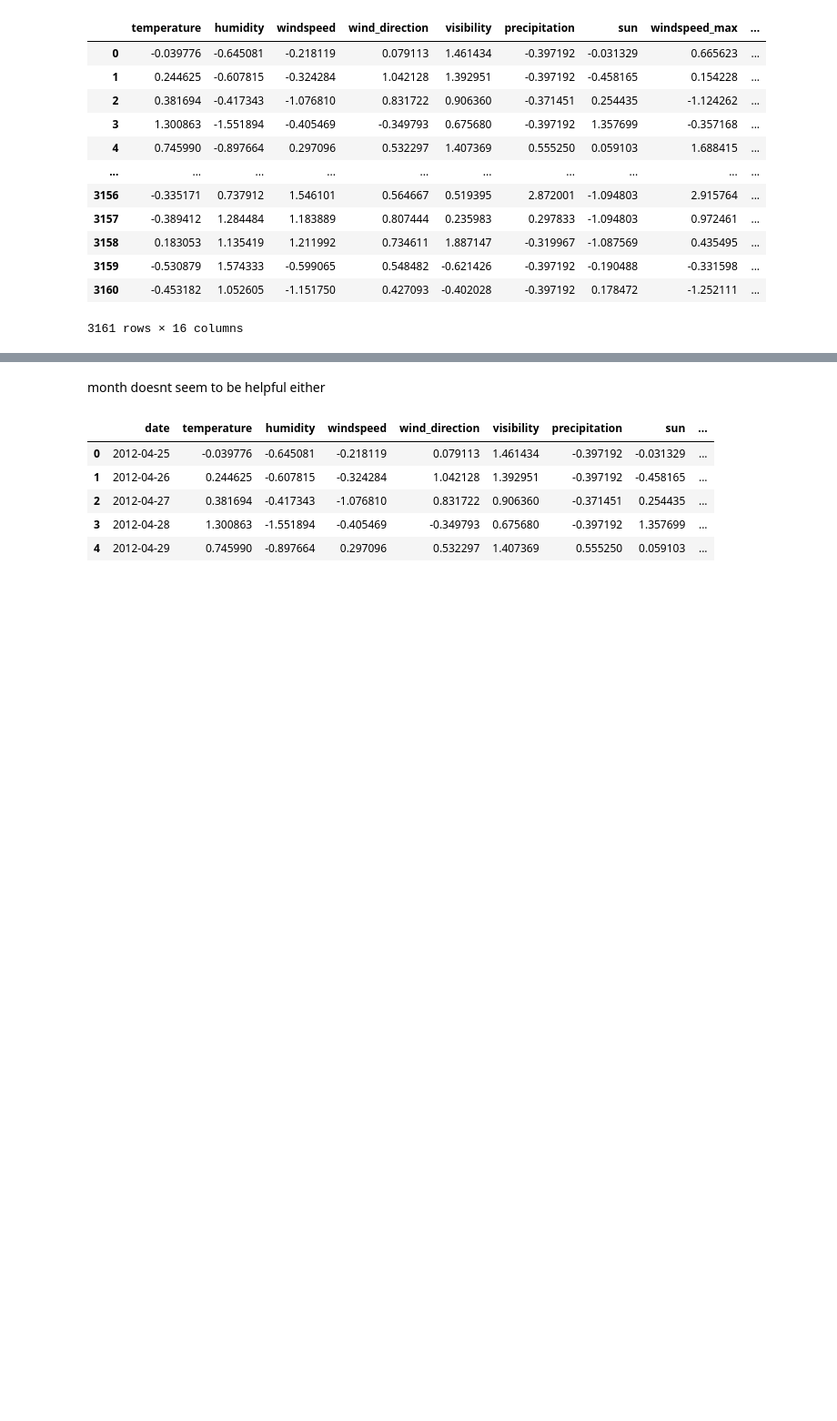
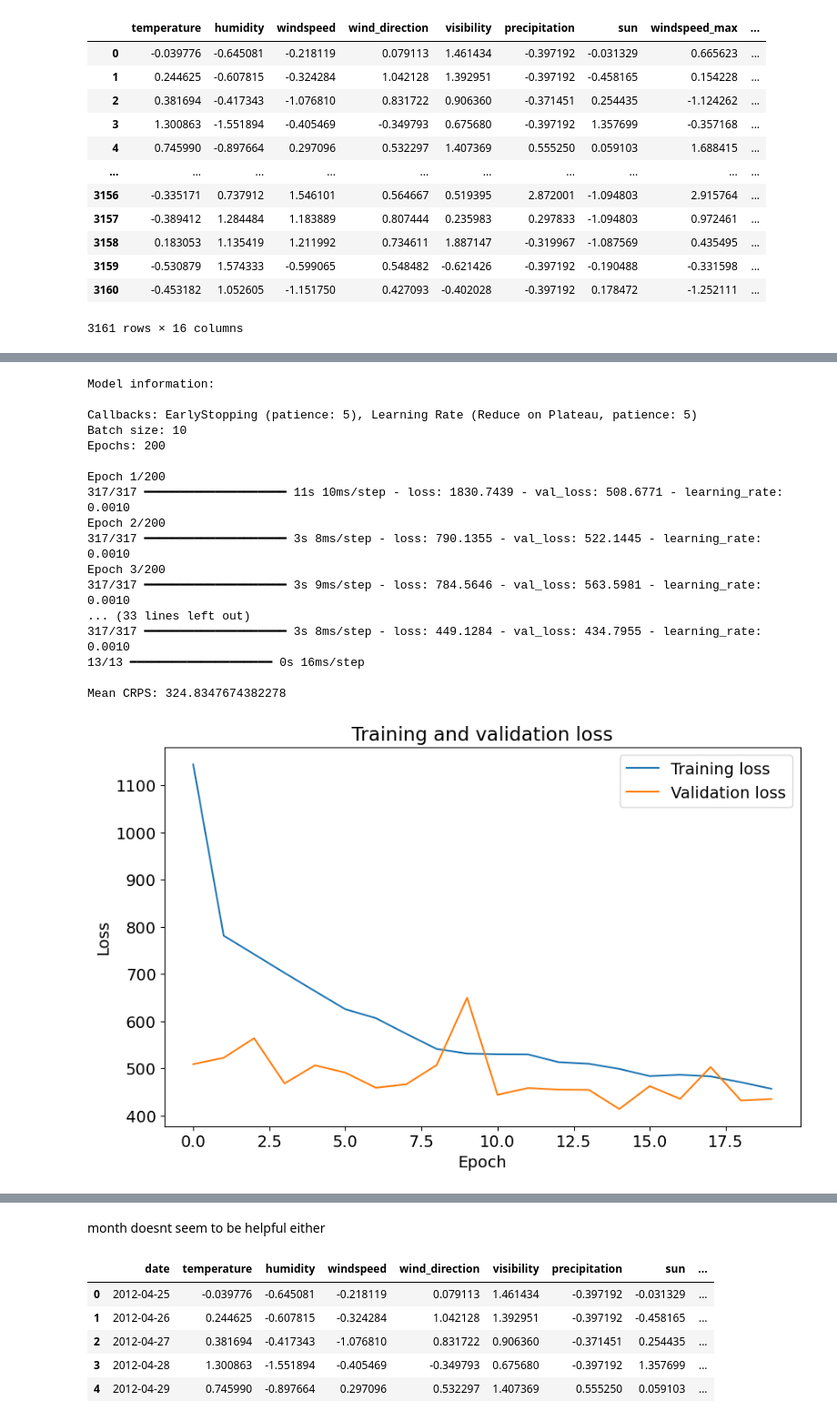
Before and after one commit to AnnaStiegler/Probabilistic-Forecasting-of-Bicycle-Counts-in-Karlsruhe-with-Neural-Networks, a Jupyter notebook: Code/(07) Feature_Importance_manual_testing.ipynb, the cells around one changed output, grey strips where cells are left out. Shown at 91% size. Saved outputs shown, nothing was run; the diff lists cells and outputs as text; code cells hidden in the pictures; blank space fills up the shorter version.

```diff
--- a/Code/(07) Feature_Importance_manual_testing.ipynb
+++ b/Code/(07) Feature_Importance_manual_testing.ipynb
@@ -443,7 +481,26 @@ model13 = build_baseline_model(X_train_num.shape[1])
     'school_holiday_indicator', 'public_holiday_indicator',
     'holiday_indicator', 'is_workday', 'season', 'day_of_week'
 # %%
-#model13, mean_crps13, history13, predicted_means_std13 = process_model(model13, X_train=X_train_num, X_valid=X_valid_num, X_test=X_test_num, epochs = 200)
+model13, mean_crps13, history13, predicted_means_std13 = process_model(model13, X_train=X_train_num, X_valid=X_valid_num, X_test=X_test_num, epochs = 200)
+# %% [output]
+Model information:
+
+Callbacks: EarlyStopping (patience: 5), Learning Rate (Reduce on Plateau, patience: 5)
+Batch size: 10
+Epochs: 200
+
+Epoch 1/200
+317/317 ━━━━━━━━━━━━━━━━━━━━ 11s 10ms/step - loss: 1830.7439 - val_loss: 508.6771 - learning_rate: 0.0010
+Epoch 2/200
+317/317 ━━━━━━━━━━━━━━━━━━━━ 3s 8ms/step - loss: 790.1355 - val_loss: 522.1445 - learning_rate: 0.0010
+Epoch 3/200
+317/317 ━━━━━━━━━━━━━━━━━━━━ 3s 9ms/step - loss: 784.5646 - val_loss: 563.5981 - learning_rate: 0.0010
+... (33 lines left out)
+317/317 ━━━━━━━━━━━━━━━━━━━━ 3s 8ms/step - loss: 449.1284 - val_loss: 434.7955 - learning_rate: 0.0010
+13/13 ━━━━━━━━━━━━━━━━━━━━ 0s 16ms/step
+
+Mean CRPS: 324.8347674382278
+[figure, added]
 # %%
 model13a = build_baseline_model2(X_train_num.shape[1])
 # %% [output]
```
Also changed, not shown: parts of 94 cells of this notebook, 36 other files.
